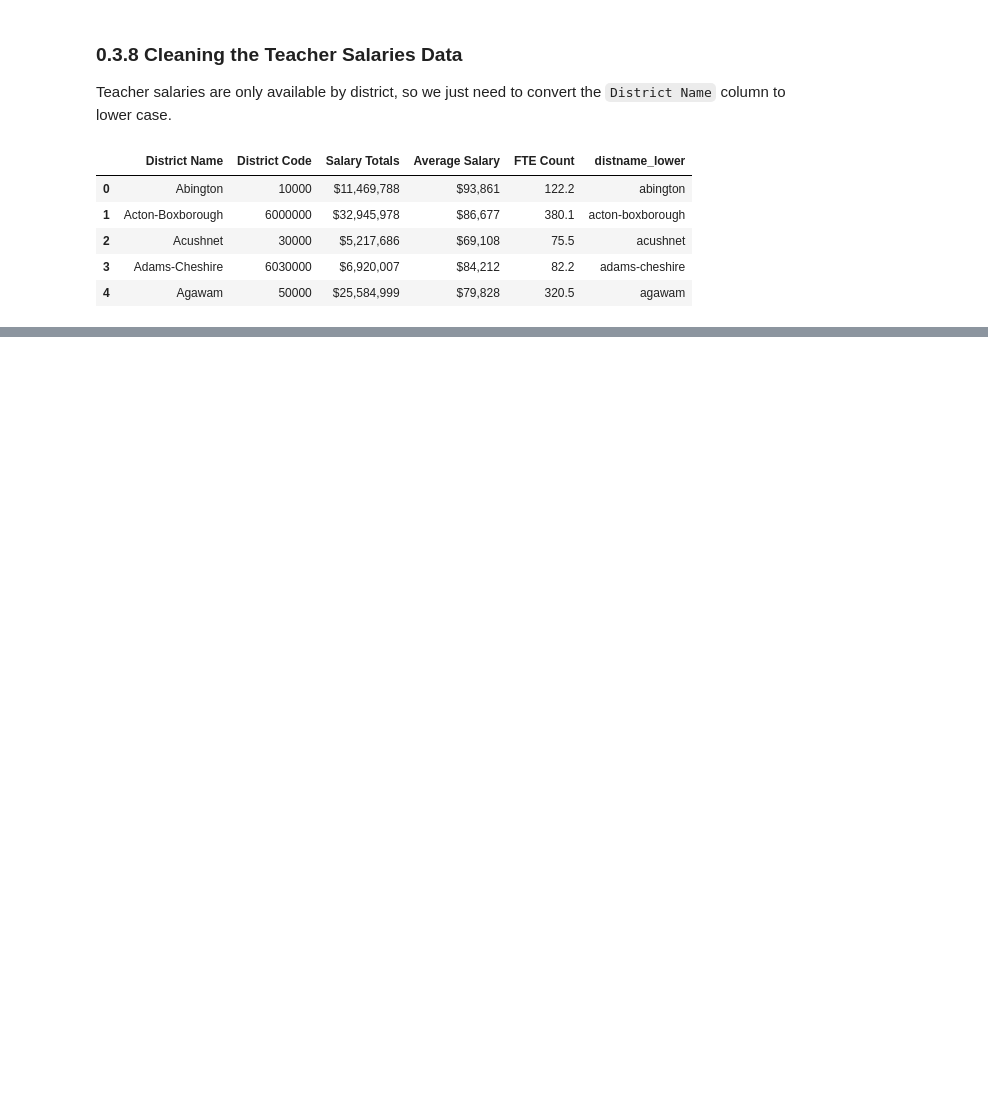
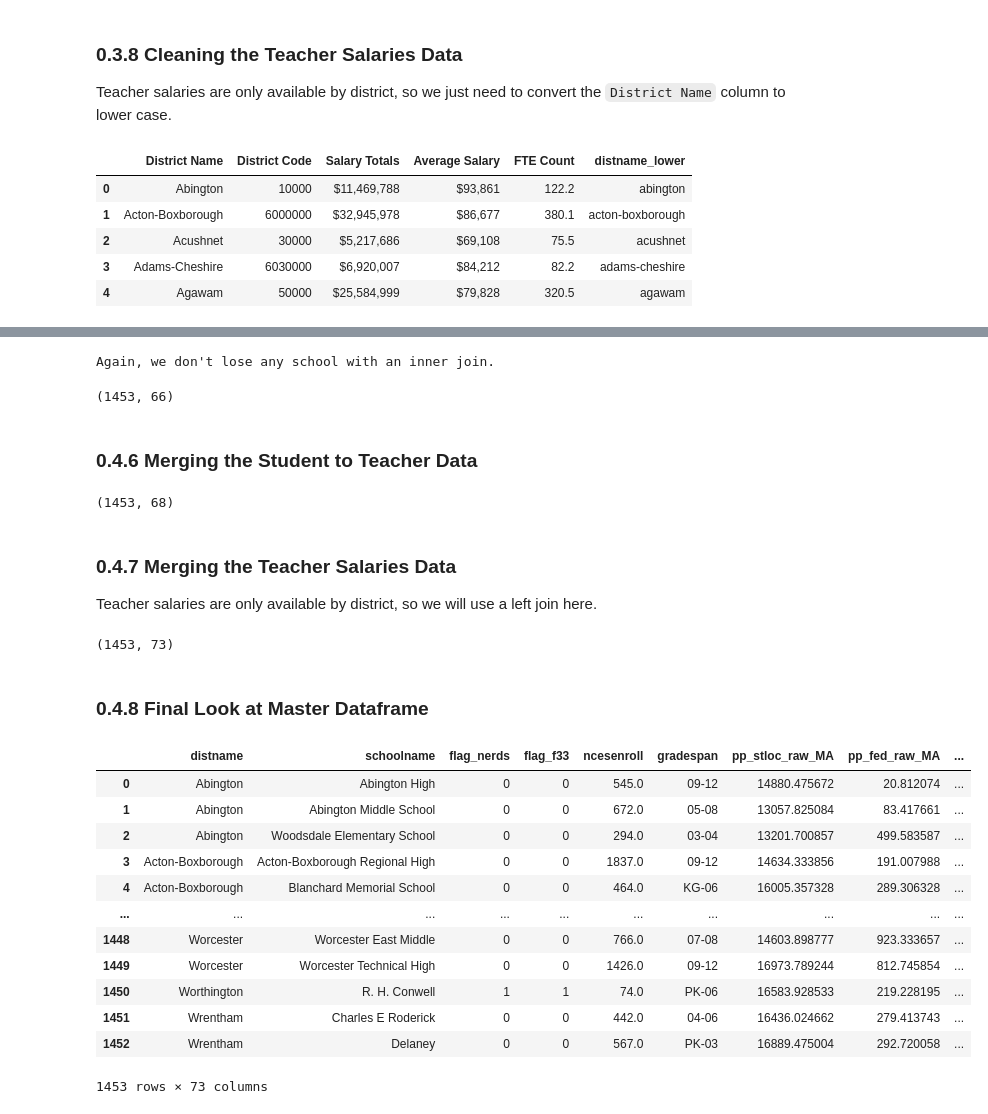
Before and after one commit to alexcraig043/qss-20-final-project, a Jupyter notebook: src/code/main.ipynb, the cells around one changed output, grey strips where cells are left out. Cells and saved outputs as stored; diff of their text form; code cells hidden in the pictures; blank space fills up the shorter version.

Commit message:
completed merge

```diff
--- a/src/code/main.ipynb
+++ b/src/code/main.ipynb
@@ -399,0 +425,4 @@ Now we want to merge all of the disparate dataframes into one master dataframe.
+# %%
+master_df = pd.merge(master_df, socio_eco_df_clean, how="inner", on=["distname_lower", "schoolname_lower", "School Code", "School Name"], suffixes=("", "_socioeco"))
+print("We don't lose any school with an inner join.")
+master_df.shape
@@ -399,0 +434,40 @@ Now we want to merge all of the disparate dataframes into one master dataframe.
+# %%
+master_df = pd.merge(master_df, staff_demographics_df_clean, how="inner", on=["distname_lower", "schoolname_lower", "School Code", "School Name"], suffixes=("", "_staff"))
+print("Again, we don't lose any school with an inner join.")
+master_df.shape
+# %% [output]
+Again, we don't lose any school with an inner join.
+(1453, 66)
+# %% [markdown]
+### 0.4.6 Merging the Student to Teacher Data
+# %%
+master_df = pd.merge(master_df, student_to_teacher_df_clean, how="inner", on=["distname_lower", "schoolname_lower", "School Code", "School Name"], suffixes=("", "_student_teacher"))
+master_df.shape
+# %% [output]
+(1453, 68)
+# %% [markdown]
+### 0.4.7 Merging the Teacher Salaries Data
+Teacher salaries are only available by district, so we will use a left join here.
+# %%
+master_df = pd.merge(master_df, teacher_salary_df_clean, how="left", on=["distname_lower"], suffixes=("", "_teacher_salary"))
+master_df.shape
+# %% [output]
+(1453, 73)
+# %% [markdown]
+### 0.4.8 Final Look at Master Dataframe
+# %%
+master_df
+# %% [output]
+|  | distname | schoolname | flag_nerds | flag_f33 | ncesenroll | gradespan | pp_stloc_raw_MA | pp_fed_raw_MA | ... |
+| 0 | Abington | Abington High | 0 | 0 | 545.0 | 09-12 | 14880.475672 | 20.812074 | ... |
+| 1 | Abington | Abington Middle School | 0 | 0 | 672.0 | 05-08 | 13057.825084 | 83.417661 | ... |
+| 2 | Abington | Woodsdale Elementary School | 0 | 0 | 294.0 | 03-04 | 13201.700857 | 499.583587 | ... |
+| 3 | Acton-Boxborough | Acton-Boxborough Regional High | 0 | 0 | 1837.0 | 09-12 | 14634.333856 | 191.007988 | ... |
+| 4 | Acton-Boxborough | Blanchard Memorial School | 0 | 0 | 464.0 | KG-06 | 16005.357328 | 289.306328 | ... |
+| ... | ... | ... | ... | ... | ... | ... | ... | ... | ... |
+| 1448 | Worcester | Worcester East Middle | 0 | 0 | 766.0 | 07-08 | 14603.898777 | 923.333657 | ... |
+| 1449 | Worcester | Worcester Technical High | 0 | 0 | 1426.0 | 09-12 | 16973.789244 | 812.745854 | ... |
+| 1450 | Worthington | R. H. Conwell | 1 | 1 | 74.0 | PK-06 | 16583.928533 | 219.228195 | ... |
+| 1451 | Wrentham | Charles E Roderick | 0 | 0 | 442.0 | 04-06 | 16436.024662 | 279.413743 | ... |
+| 1452 | Wrentham | Delaney | 0 | 0 | 567.0 | PK-03 | 16889.475004 | 292.720058 | ... |
+1453 rows × 73 columns
```
Also changed, not shown: parts of 22 cells of this notebook, 4 other files.
